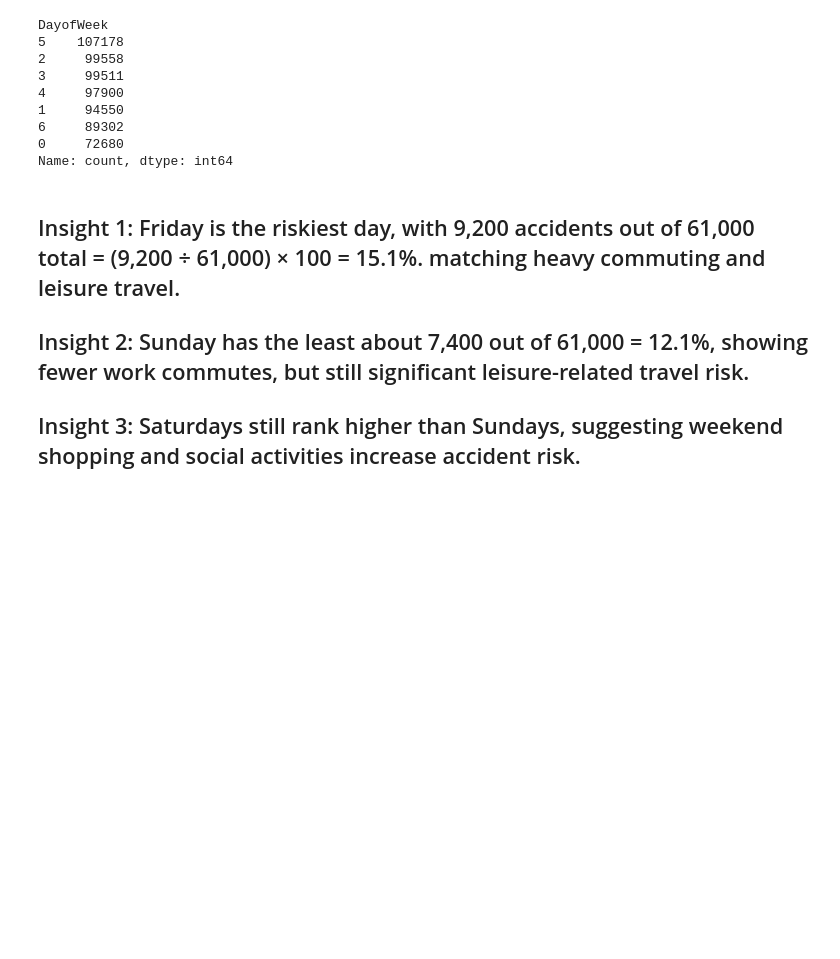
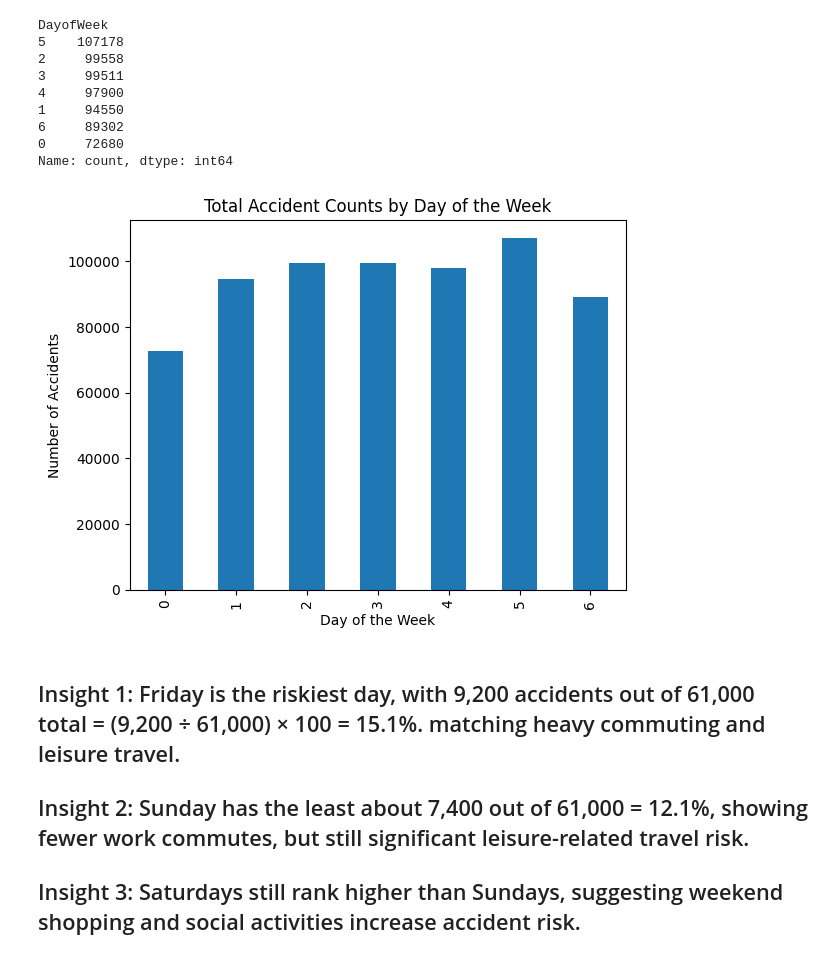
Before and after one commit to JadeCreed/ELEC303-DATA_ANALYTICS-REDOTA, a Jupyter notebook: Activity2.ipynb, the cells around one changed output. Cells and saved outputs as stored; diff of their text form; code cells hidden in the pictures; blank space fills up the shorter version.

```diff
--- a/Activity2.ipynb
+++ b/Activity2.ipynb
@@ -459,6 +476,15 @@ DayofWeek
 6     89302
 0     72680
 Name: count, dtype: int64
+# %%
+df['DayofWeek'].value_counts().sort_index().plot(kind='bar')
+
+plt.title("Total Accident Counts by Day of the Week")
+plt.xlabel("Day of the Week")
+plt.ylabel("Number of Accidents")
+plt.show()
+# %% [output]
+[figure, added]
 # %% [markdown]
 <h2>Insight 1: Friday is the riskiest day, with 9,200 accidents out of 61,000 total = (9,200 ÷ 61,000) × 100 = 15.1%. matching heavy commuting and leisure travel.</h2>
 
```
Also changed, not shown: parts of 12 cells of this notebook.
